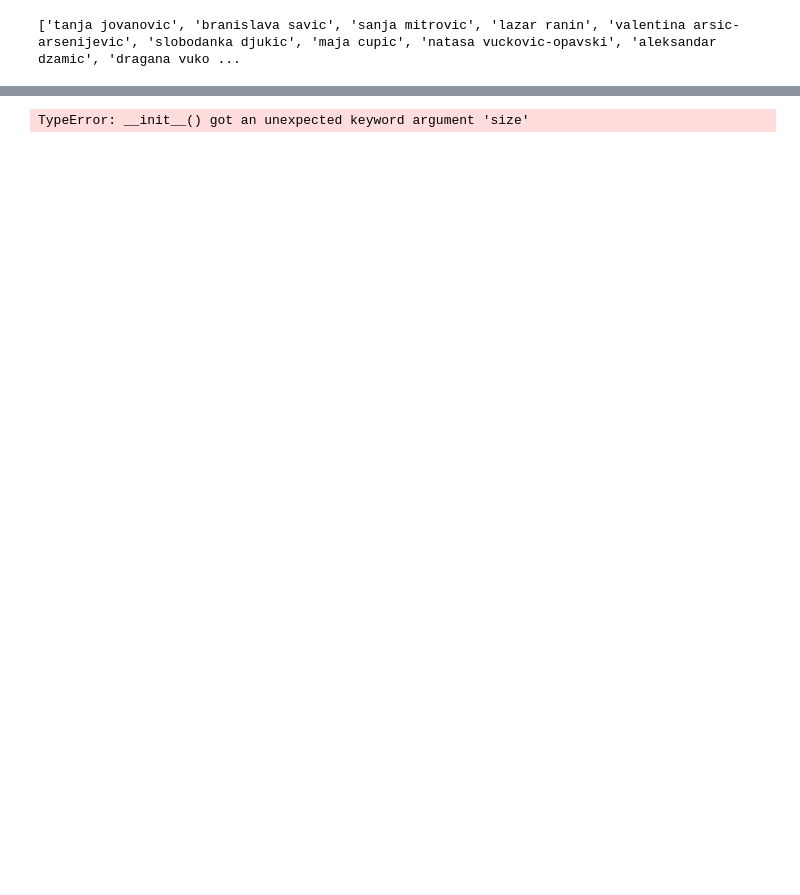
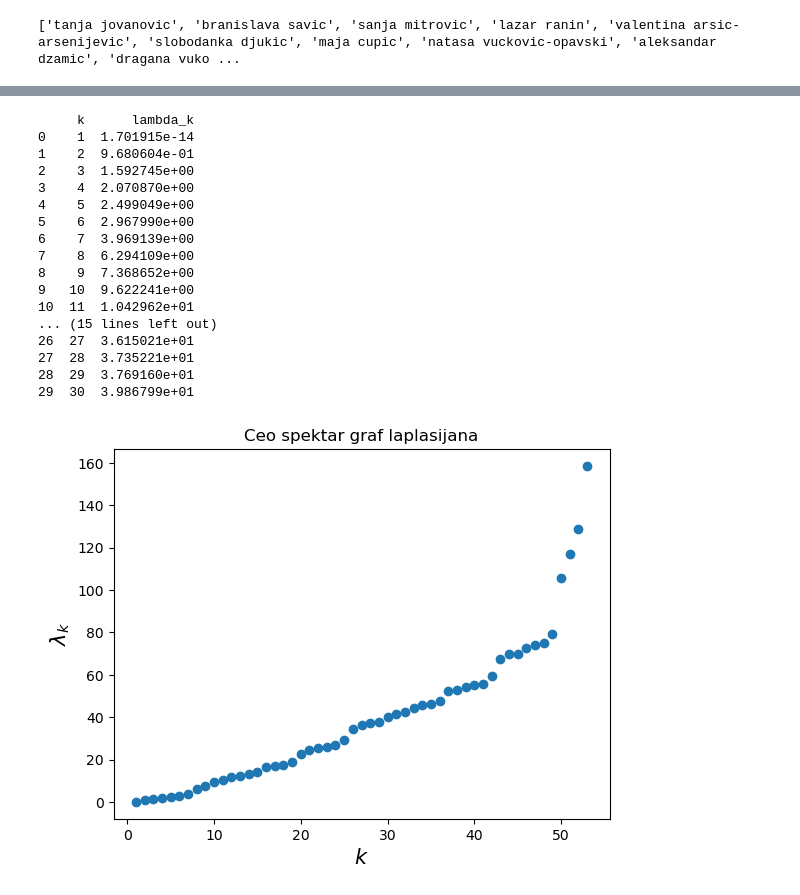
Before and after one commit to andrijanamikovic/Analiza-naucne-produkcije, a Jupyter notebook: community_detection.ipynb, the cells around one changed output, grey strips where cells are left out. Cells and saved outputs as stored; diff of their text form; code cells hidden in the pictures; blank space fills up the shorter version.

```diff
--- a/community_detection.ipynb
+++ b/community_detection.ipynb
@@ -30,6 +19,0 @@ plt.show()
-# %%
-node2vec = Node2Vec(G, dimensions=64, walk_length=30, num_walks=200, workers=4)
-model = node2vec.fit(window=10, min_count=1)
-embeddings = np.array([model.wv[str(node)] for node in G.nodes()])
-# %% [output]
-TypeError: __init__() got an unexpected keyword argument 'size'
@@ -57,0 +20,53 @@ nx.write_gml(G, output_path)
+# %%
+def plot_scatterplot(x_data, y_data, x_label, y_label, title):
+    fig, ax = plt.subplots()
+    ax.scatter(x_data, y_data)
+    ax.set_ylabel(y_label, fontsize=15)
+    ax.set_xlabel(x_label, fontsize=15)
+    ax.set_title(title)
+    plt.savefig(f"calculation/{title}.svg")
+    plt.show()
+
+def plot_scatterplot2(x_data, y_data, x_label, y_label, title, file_name):
+    fig, ax = plt.subplots()
+    ax.scatter(x_data, y_data)
+    ax.set_ylabel(y_label, fontsize=15)
+    ax.set_xlabel(x_label, fontsize=15)
+    ax.set_title(title)
+    plt.savefig(f"calculation/{file_name}.svg")
+    plt.show()
+# %%
+
+L = nx.laplacian_matrix(G).toarray()
+
+eigenvalues = linalg.eigvals(L)
+eigenvalues.sort()
+enumerator = np.array(range(1, len(eigenvalues)+1))
+df_eig = pd.DataFrame(list(zip(enumerator, eigenvalues)))
+
+# write eigenvalue table
+df_eig30 = df_eig[:30]
+df_eig30.columns = ['k', 'lambda_k']
+df_eig30 = df_eig30.astype({'k': 'int32', 'lambda_k':'float'})
+print(df_eig30)
+
+plot_scatterplot(enumerator, eigenvalues, r'$k$', r'$\lambda_k$', 'Ceo spektar graf laplasijana')
+# %% [output]
+     k      lambda_k
+0    1  1.701915e-14
+1    2  9.680604e-01
+2    3  1.592745e+00
+3    4  2.070870e+00
+4    5  2.499049e+00
+5    6  2.967990e+00
+6    7  3.969139e+00
+7    8  6.294109e+00
+8    9  7.368652e+00
+9   10  9.622241e+00
+10  11  1.042962e+01
+... (15 lines left out)
+26  27  3.615021e+01
+27  28  3.735221e+01
+28  29  3.769160e+01
+29  30  3.986799e+01
+[figure, added]
```
Also changed, not shown: parts of 9 cells of this notebook, 21 other files.
